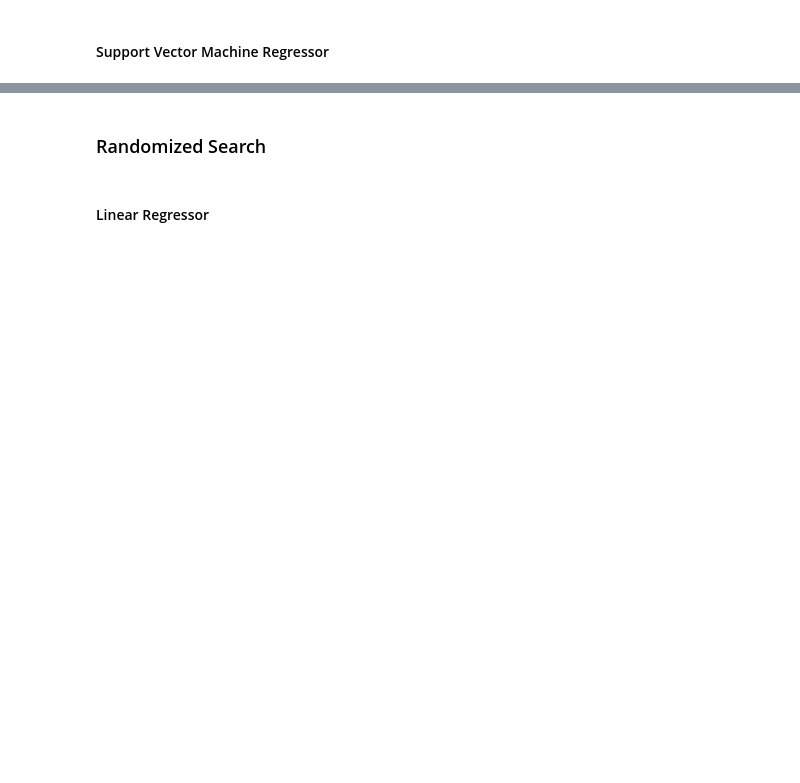
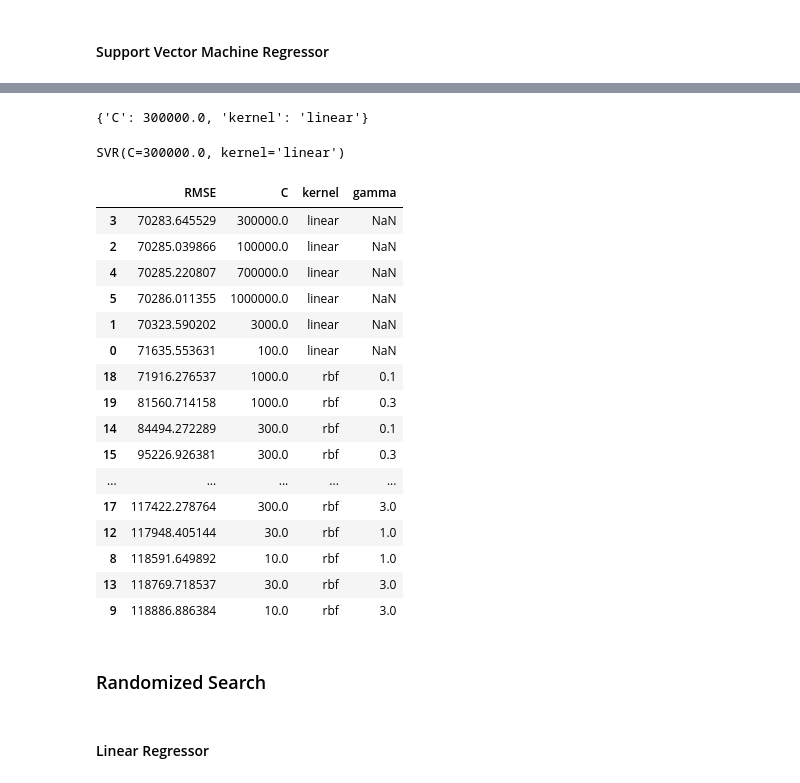
Before and after one commit to bademari/AI_ML_Lab, a Jupyter notebook: Lab 1_2_3.ipynb, the cells around one changed output, grey strips where cells are left out. Drawn from its saved outputs; the diff is of its cells as text; code cells hidden in the pictures; blank space fills up the shorter version.

```diff
--- a/Lab 1_2_3.ipynb
+++ b/Lab 1_2_3.ipynb
@@ -713,2 +808,12 @@ grid_search_forest_results_df
 # %% [markdown]
 #### Support Vector Machine Regressor
+# %%
+param_grid_svr = [
+        {'kernel': ['linear'], 'C': [100.0, 3000.0, 100000.0, 300000.0, 700000.0, 1000000.0]},
+        {'kernel': ['rbf'], 'C': [10., 30., 300., 1000.0],
+         'gamma': [ 0.1, 0.3, 1.0, 3.0]},
+    ]
+
+svm_reg = SVR()
+grid_search_svr = GridSearchCV(svm_reg, param_grid_svr, cv=5, scoring='neg_mean_squared_error', verbose=2)
+grid_search_svr.fit(housing_prepared, housing_labels)
@@ -715,3 +845,41 @@ grid_search_forest_results_df
+# %%
+grid_search_svr.best_params_
+#{'C': 300000.0, 'kernel': 'linear'}
+# %% [output]
+{'C': 300000.0, 'kernel': 'linear'}
+# %%
+grid_search_svr.best_estimator_
+# %% [output]
+SVR(C=300000.0, kernel='linear')
+# %%
+grid_search_svr_results = grid_search_svr.cv_results_
+results_grid_svr = [
+    {'RMSE': np.sqrt(-mean_score), **params}
+    for mean_score, params in zip(grid_search_svr_results["mean_test_score"], grid_search_svr_results["params"])
+]
+
+grid_search_svr_results_df = pd.DataFrame(results_grid_svr)
+grid_search_svr_results_df_sorted = grid_search_svr_results_df.sort_values(by='RMSE', ascending=True)
+grid_search_svr_results_df_sorted.to_csv('output/grid_svr_sorted.csv', index=False)
+grid_search_svr_results_df_sorted
+# %% [output]
+|  | RMSE | C | kernel | gamma |
+| 3 | 70283.645529 | 300000.0 | linear | NaN |
+| 2 | 70285.039866 | 100000.0 | linear | NaN |
+| 4 | 70285.220807 | 700000.0 | linear | NaN |
+| 5 | 70286.011355 | 1000000.0 | linear | NaN |
+| 1 | 70323.590202 | 3000.0 | linear | NaN |
+| 0 | 71635.553631 | 100.0 | linear | NaN |
+| 18 | 71916.276537 | 1000.0 | rbf | 0.1 |
+| 19 | 81560.714158 | 1000.0 | rbf | 0.3 |
+| 14 | 84494.272289 | 300.0 | rbf | 0.1 |
+| 15 | 95226.926381 | 300.0 | rbf | 0.3 |
+| ... | ... | ... | ... | ... |
+| 17 | 117422.278764 | 300.0 | rbf | 3.0 |
+| 12 | 117948.405144 | 30.0 | rbf | 1.0 |
+| 8 | 118591.649892 | 10.0 | rbf | 1.0 |
+| 13 | 118769.718537 | 30.0 | rbf | 3.0 |
+| 9 | 118886.886384 | 10.0 | rbf | 3.0 |
 # %% [markdown]
 ### Randomized Search
 # %% [markdown]
```
Also changed, not shown: parts of 40 cells of this notebook.
